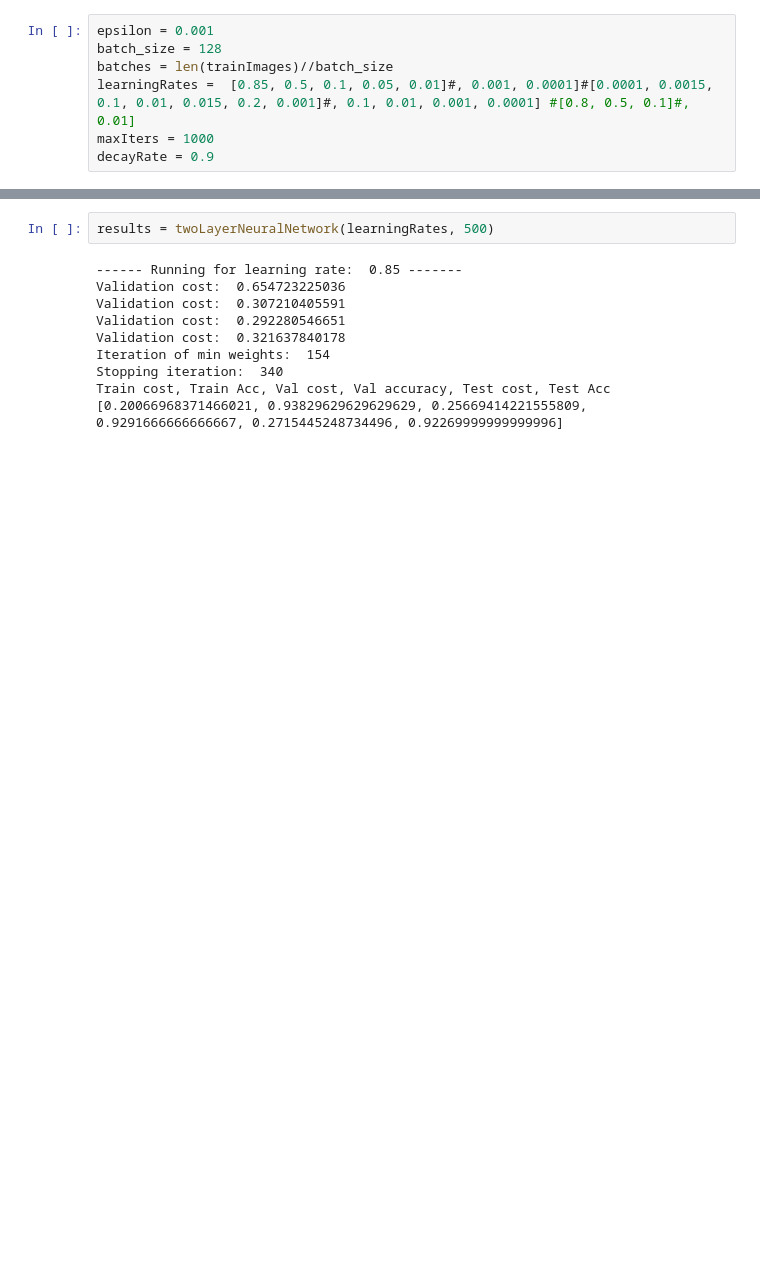
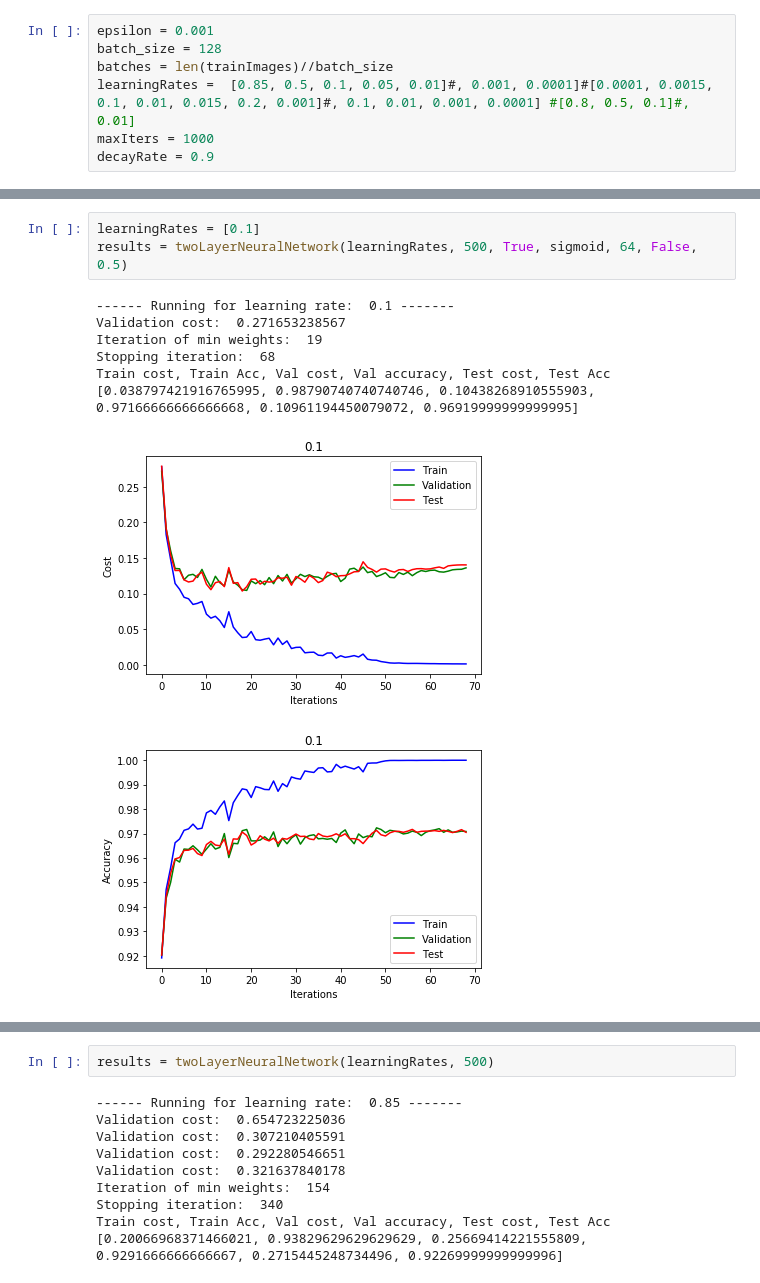
Before and after one commit to divya-pitta/neuralnets253, a Jupyter notebook: HW2_BackPropagation/Classification_OneHiddenLayer.ipynb, the cells around one changed output, grey strips where cells are left out. Saved outputs shown, nothing was run; the diff lists cells and outputs as text; blank space fills up the shorter version.

```diff
--- a/HW2_BackPropagation/Classification_OneHiddenLayer.ipynb
+++ b/HW2_BackPropagation/Classification_OneHiddenLayer.ipynb
@@ -590,0 +291,11 @@ decayRate = 0.9
+# %%
+learningRates = [0.1]
+results = twoLayerNeuralNetwork(learningRates, 500, True, sigmoid, 64, False, 0.5)
+# %% [output]
+------ Running for learning rate:  0.1 -------
+Validation cost:  0.271653238567
+Iteration of min weights:  19
+Stopping iteration:  68
+Train cost, Train Acc, Val cost, Val accuracy, Test cost, Test Acc [0.038797421916765995, 0.98790740740740746, 0.10438268910555903, 0.97166666666666668, 0.10961194450079072, 0.96919999999999995]
+[figure, added]
+[figure, added]
```
Also changed, not shown: parts of 14 cells of this notebook.
